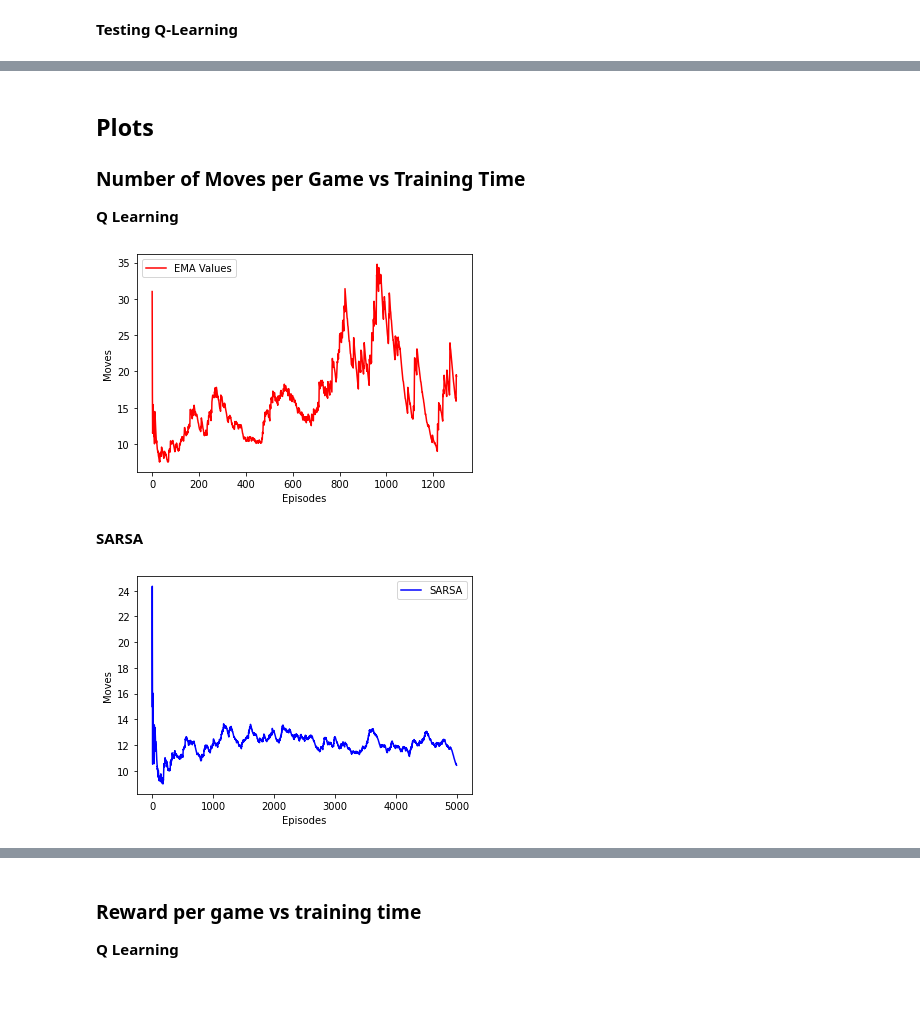
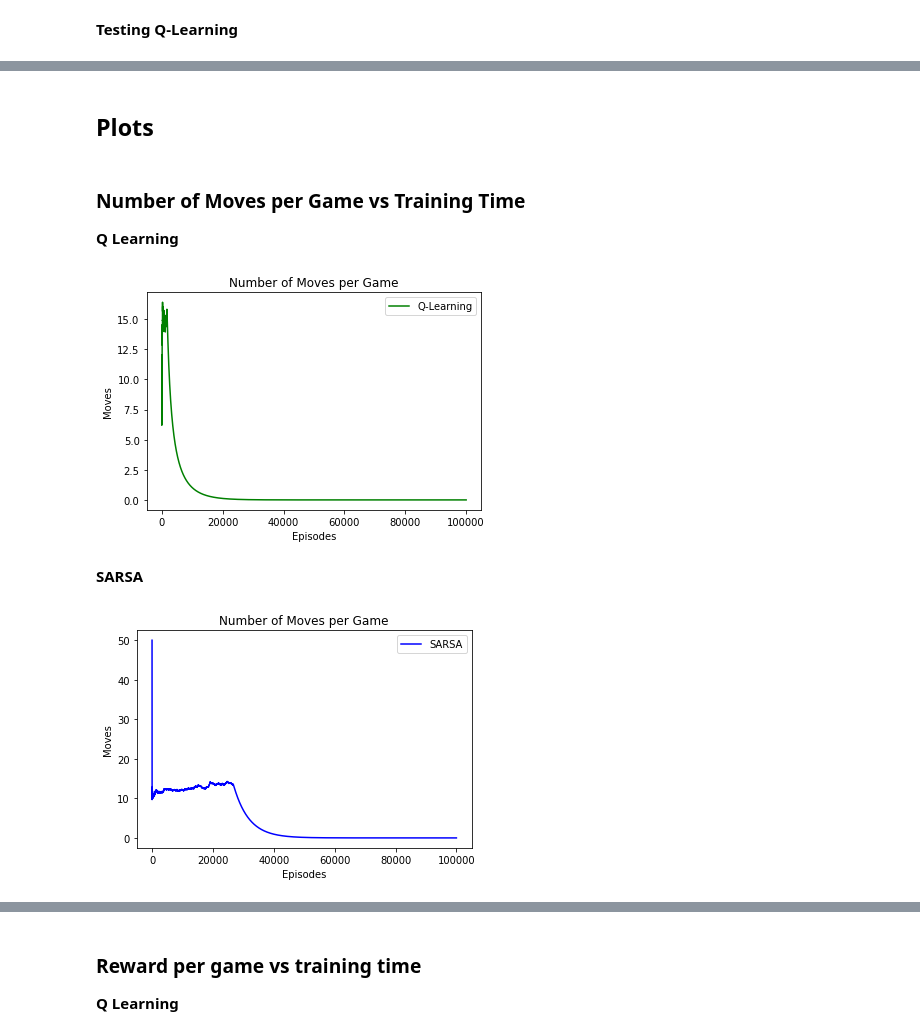
Before and after one commit to ukarag/ReinforcementLearning, a Jupyter notebook: Assignment.ipynb, the cells around one changed output, grey strips where cells are left out. Cells and saved outputs as stored; diff of their text form; code cells hidden in the pictures; blank space fills up the shorter version.

Commit message:
general plots

```diff
--- a/Assignment.ipynb
+++ b/Assignment.ipynb
@@ -453,44 +456,48 @@ OSError: ignored
 # %% [markdown]
 ## Plots
-### Number of Moves per Game vs Training Time
-**Q Learning**
+# %%
+# create a dataframe
+df_n_moves_qlearning = pd.DataFrame({'moves': N_moves_QLearning})
+df_n_moves_sarsa = pd.DataFrame({'moves': N_moves_Sarsa})
+# df_n_moves_qlearning_replay = pd.DataFrame({'moves'}: N_moves_QLearning_replay)
+
+df_reward_qlearning = pd.DataFrame({'rewards': R_QLearning})
+df_reward_sarsa = pd.DataFrame({'rewards': R_Sarsa})
+
+# finding EMA
+ema_n_moves_qlearning = df_n_moves_qlearning.ewm(com=5000).mean()
+ema_n_moves_sarsa = df_n_moves_sarsa.ewm(com=5000).mean()
+#ema_n_moves_qlearning_replay = df_n_moves_qlearning_replay.ewm(com=5000).mean()
+
+ema_reward_qlearning = df_reward_qlearning.ewm(com=5000).mean()
+ema_reward_sarsa = df_reward_sarsa.ewm(com=5000).mean()
+
+# plotting color
+sarsa_color = "blue"
+qlearning_color = "green"
+qlearning_replay_color = "lightgreen"
+# %% [markdown]
+### Number of Moves per Game vs Training Time
+**Q Learning**
 # %%
-# import necessary packages
-import pandas as pd
-import matplotlib.pyplot as plt
-
-moves = N_moves_QLearning
-# create a dataframe
-nrMoves = pd.DataFrame({'moves': moves})
-
-# finding EMA
-ema = nrMoves.ewm(span=1000).mean()
-
-plt.plot(ema, label="Q-Learning", color="red")
+plt.plot(ema_n_moves_qlearning, label="Q-Learning", color=qlearning_color)
 plt.xlabel("Episodes")
 plt.ylabel("Moves")
+plt.title("Number of Moves per Game")
 plt.legend()
+plt.savefig("moves_qlearning.pdf")
 plt.show()
 # %% [output]
-[figure, old version]
+[figure, new version]
 # %% [markdown]
 **SARSA**
 # %%
-# import necessary packages
-import pandas as pd
-import matplotlib.pyplot as plt
-
-moves = N_moves_Sarsa
-# create a dataframe
-nrMoves = pd.DataFrame({'moves': moves})
-
-# finding EMA
-ema = nrMoves.ewm(span=1000).mean()
-
-plt.plot(ema, label="SARSA", color="blue")
+plt.plot(ema_n_moves_sarsa, label="SARSA", color=sarsa_color)
 plt.xlabel("Episodes")
 plt.ylabel("Moves")
+plt.title("Number of Moves per Game")
 plt.legend()
+plt.savefig("moves_sarsa.pdf")
 plt.show()
 # %% [output]
-[figure, old version]
+[figure, new version]
```
Also changed, not shown: parts of 12 cells of this notebook.
